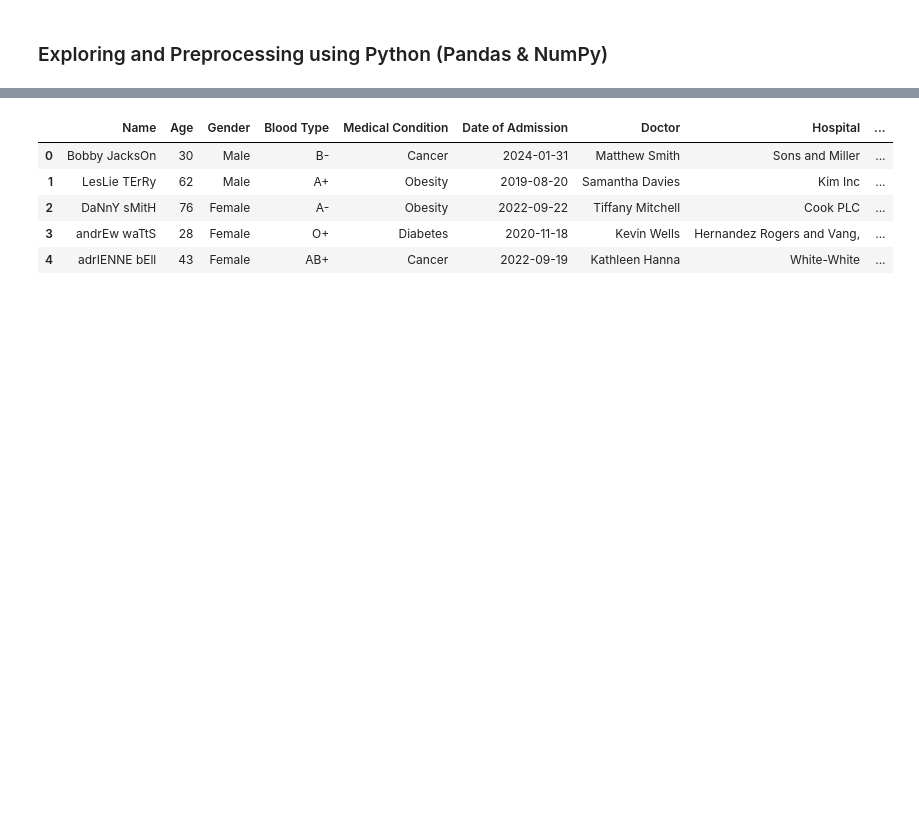
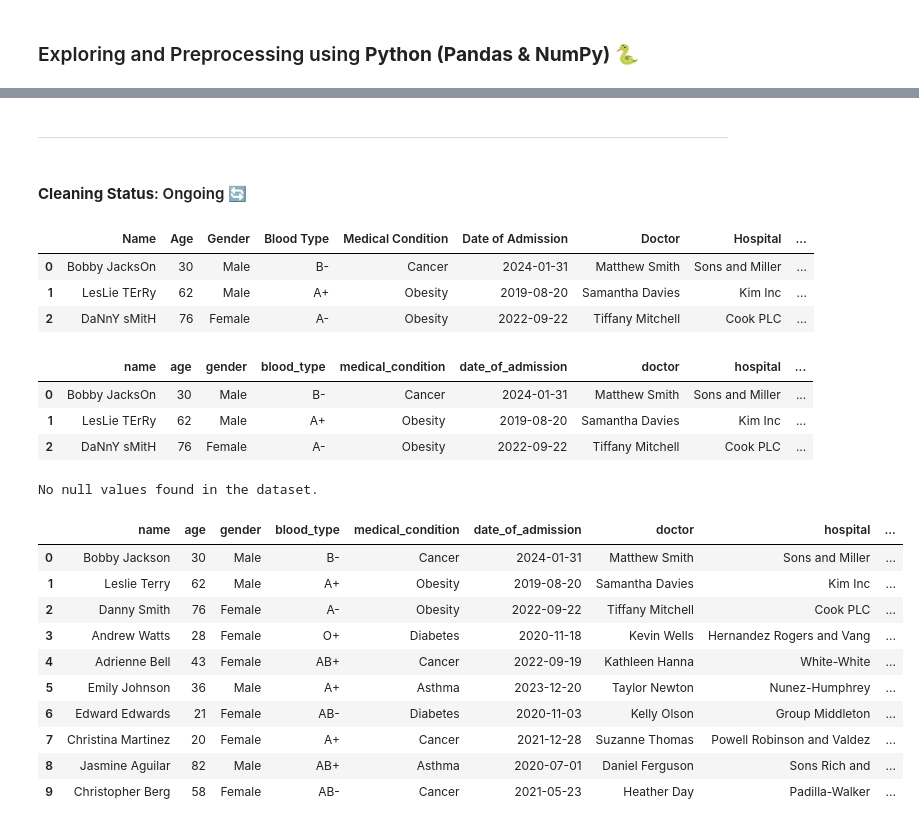
Before and after one commit to simelbarranco/Healthcare-Data-Analytics, a Jupyter notebook: scripts/preprocessing.ipynb, the cells around one changed output, grey strips where cells are left out. Drawn from its saved outputs; the diff is of its cells as text; code cells hidden in the pictures; blank space fills up the shorter version.

Commit message:
Data Preprocessing completed.
Handled missing data, duplicates, and inconsistent formats.

```diff
--- a/scripts/preprocessing.ipynb
+++ b/scripts/preprocessing.ipynb
@@ -1,4 +1,4 @@
 # %% [markdown]
-### Exploring and Preprocessing using Python (Pandas & NumPy)
+### Exploring and Preprocessing using **Python (Pandas & NumPy)** 🐍
 # %%
 import pandas as pd
@@ -40,13 +39,58 @@ dtype: object
 | 7 | CHrisTInA MARtinez | 20 | Female | A+ | Cancer | 2021-12-28 | Suzanne Thomas | Powell Robinson and Valdez, | ... |
 | 8 | JASmINe aGuIlaR | 82 | Male | AB+ | Asthma | 2020-07-01 | Daniel Ferguson | Sons Rich and | ... |
 | 9 | ChRISTopher BerG | 58 | Female | AB- | Cancer | 2021-05-23 | Heather Day | Padilla-Walker | ... |
+# %% [markdown]
+---
+# %% [markdown]
+#### **Cleaning Status**: Ongoing 🔄
+# %%
+# Step 1: Creating a copy of the original dataset and using the copy moving forward
+cleaned_df = hc_df.copy()
+cleaned_df.head(3)
+# %% [output]
+|  | Name | Age | Gender | Blood Type | Medical Condition | Date of Admission | Doctor | Hospital | ... |
+| 0 | Bobby JacksOn | 30 | Male | B- | Cancer | 2024-01-31 | Matthew Smith | Sons and Miller | ... |
+| 1 | LesLie TErRy | 62 | Male | A+ | Obesity | 2019-08-20 | Samantha Davies | Kim Inc | ... |
+| 2 | DaNnY sMitH | 76 | Female | A- | Obesity | 2022-09-22 | Tiffany Mitchell | Cook PLC | ... |
+# %%
+# Step 2: Standardizing column names
+cleaned_df.columns = cleaned_df.columns.str.strip().str.lower().str.replace(' ', '_')
+cleaned_df.head(3)
+# %% [output]
+|  | name | age | gender | blood_type | medical_condition | date_of_admission | doctor | hospital | ... |
+| 0 | Bobby JacksOn | 30 | Male | B- | Cancer | 2024-01-31 | Matthew Smith | Sons and Miller | ... |
+| 1 | LesLie TErRy | 62 | Male | A+ | Obesity | 2019-08-20 | Samantha Davies | Kim Inc | ... |
+| 2 | DaNnY sMitH | 76 | Female | A- | Obesity | 2022-09-22 | Tiffany Mitchell | Cook PLC | ... |
 # %%
-cleaned_df = hc_df.copy()
-cleaned_df.head()
+# Step 3: Checking for missing values, duplicates, and proper string casing
+cleaned_df.drop_duplicates(inplace=True)
+cleaned_df['name'] = cleaned_df['name'].str.title()
+null_counts = cleaned_df.isnull().sum()
+if null_counts.any():
+    print("Null values found in the following columns:")
+    print(null_counts[null_counts > 0])
+else:
+    print("No null values found in the dataset.")
 # %% [output]
-|  | Name | Age | Gender | Blood Type | Medical Condition | Date of Admission | Doctor | Hospital | ... |
-| 0 | Bobby JacksOn | 30 | Male | B- | Cancer | 2024-01-31 | Matthew Smith | Sons and Miller | ... |
-| 1 | LesLie TErRy | 62 | Male | A+ | Obesity | 2019-08-20 | Samantha Davies | Kim Inc | ... |
-| 2 | DaNnY sMitH | 76 | Female | A- | Obesity | 2022-09-22 | Tiffany Mitchell | Cook PLC | ... |
-| 3 | andrEw waTtS | 28 | Female | O+ | Diabetes | 2020-11-18 | Kevin Wells | Hernandez Rogers and Vang, | ... |
-| 4 | adrIENNE bEll | 43 | Female | AB+ | Cancer | 2022-09-19 | Kathleen Hanna | White-White | ... |
+No null values found in the dataset.
+# %%
+# Step 4: Fill missing age with median and removing trailing commas
+if 'age' in cleaned_df.columns:
+    cleaned_df['age'] = cleaned_df['age'].fillna(cleaned_df['age'].median())
+
+if 'hospital' in cleaned_df.columns:
+    cleaned_df['hospital'] = cleaned_df['hospital'].astype(str).str.rstrip(',')
+
+cleaned_df.head(10)
+# %% [output]
+|  | name | age | gender | blood_type | medical_condition | date_of_admission | doctor | hospital | ... |
+| 0 | Bobby Jackson | 30 | Male | B- | Cancer | 2024-01-31 | Matthew Smith | Sons and Miller | ... |
+| 1 | Leslie Terry | 62 | Male | A+ | Obesity | 2019-08-20 | Samantha Davies | Kim Inc | ... |
+| 2 | Danny Smith | 76 | Female | A- | Obesity | 2022-09-22 | Tiffany Mitchell | Cook PLC | ... |
+| 3 | Andrew Watts | 28 | Female | O+ | Diabetes | 2020-11-18 | Kevin Wells | Hernandez Rogers and Vang | ... |
+| 4 | Adrienne Bell | 43 | Female | AB+ | Cancer | 2022-09-19 | Kathleen Hanna | White-White | ... |
+| 5 | Emily Johnson | 36 | Male | A+ | Asthma | 2023-12-20 | Taylor Newton | Nunez-Humphrey | ... |
+| 6 | Edward Edwards | 21 | Female | AB- | Diabetes | 2020-11-03 | Kelly Olson | Group Middleton | ... |
+| 7 | Christina Martinez | 20 | Female | A+ | Cancer | 2021-12-28 | Suzanne Thomas | Powell Robinson and Valdez | ... |
+| 8 | Jasmine Aguilar | 82 | Male | AB+ | Asthma | 2020-07-01 | Daniel Ferguson | Sons Rich and | ... |
+| 9 | Christopher Berg | 58 | Female | AB- | Cancer | 2021-05-23 | Heather Day | Padilla-Walker | ... |
```
Also changed, not shown: parts of 3 cells of this notebook, 1 other file.
